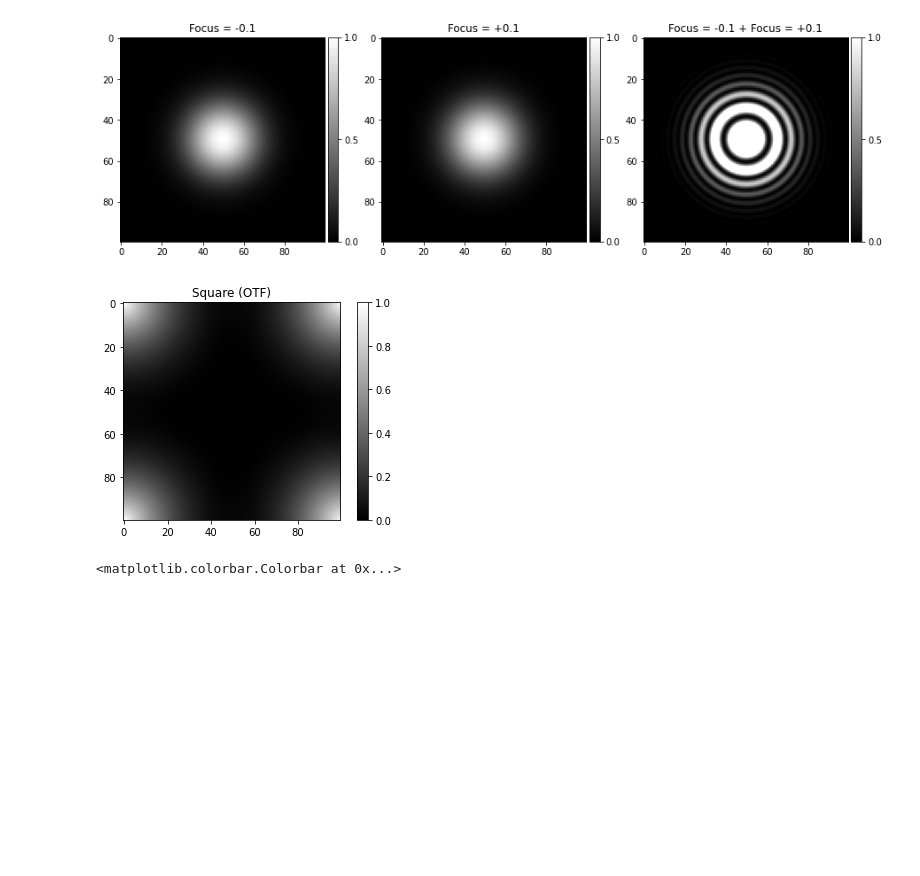
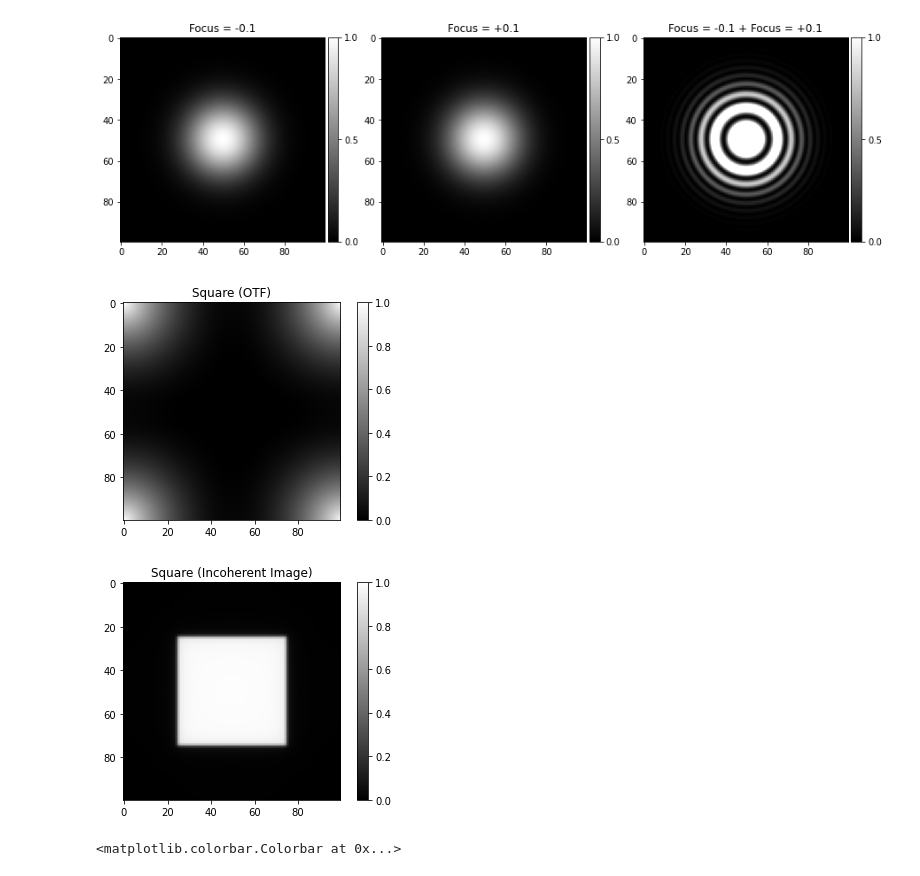
Before and after one commit to cjmcmahon1/FINCH, a Jupyter notebook: bench_sim.ipynb, the cells around one changed output. Drawn from its saved outputs; the diff is of its cells as text; code cells hidden in the pictures; blank space fills up the shorter version.

Commit message:
add Incoherent Image simulation

```diff
--- a/bench_sim.ipynb
+++ b/bench_sim.ipynb
@@ -135,34 +135,40 @@ plot_images([f1, f2, f1+f2])
 # %%
 def circ(point_grid, radius):
     return np.array(np.sqrt(np.sum(point_grid**2, axis=0)) < radius).astype(float)
 
 def OTF(U1, L, zxp, wxp, wavelength=1., label=None):
     #generate Optical Transfer Function (CFO 7.24) for simulated imaging
     #based on CFO p129
     #wxp: exit pupil radius
     #zxp: exit pupil distance
     #L: image plane side length
     assert(U1.image.shape[0] == U1.image.shape[1]) #must be square image
     sample_interval = L / U1.image.shape[0]
     freq_sample_range = np.arange(-1/(2*sample_interval), 1/(2*sample_interval), 1/L)
     freq_sample = np.array(np.meshgrid(freq_sample_range, freq_sample_range))
     f0 = wxp / (wavelength * zxp) #coherent cutoff
     H = circ(freq_sample, f0)
     OTF_result = fft.ifft2(np.abs(fft.fft2(fft.fftshift(H)))**2)
     OTF_result = abs(OTF_result / OTF_result[0,0]) #normalization condition CFO 7.25
     label = "{} (OTF)".format(U1.label) if label is None else label
     return image_plane(OTF_result, label)
 
 def incoherent_image(U1, L, zxp, wxp, wavelength=1., label=None):
     #simulate an incoherent image based on input image
     OTF_result = OTF(U1, L, zxp, wxp, wavelength, label="")
-    Ig = U1.image / np.max(U1.image.flatten())
-    Gg = fft.fft2(fft.fftshift(Ig)) #convolution(? read more about this)
-    return
+    Ig = U1.image / np.max(U1.image.flatten()) #ideal image
+    Gg = fft.fft2(fft.fftshift(Ig)) #FT of ideal image
+    Gi = Gg * OTF_result.image #multiplt FTs
+    Ii = np.real(fft.ifftshift(fft.ifft2(Gi)))
+    Ii *= (Ii > 0) #set negative parts to zero
+    label = "{} (Incoherent Image)".format(U1.label) if label is None else label
+    return image_plane(np.sqrt(Ii), label)
 
 OTF(sq, 0.3, 1, 5e-6, wavelength=5e-8).plot()
+incoherent_image(sq, 0.3, 1, 5e-6, wavelength=5e-8).plot()
 # %% [output]
 [figure]
+[figure, added]
 # %%
 plt.imshow(np.abs(np.real(np.fft.fft2(dot))))
 plt.colorbar()
```
